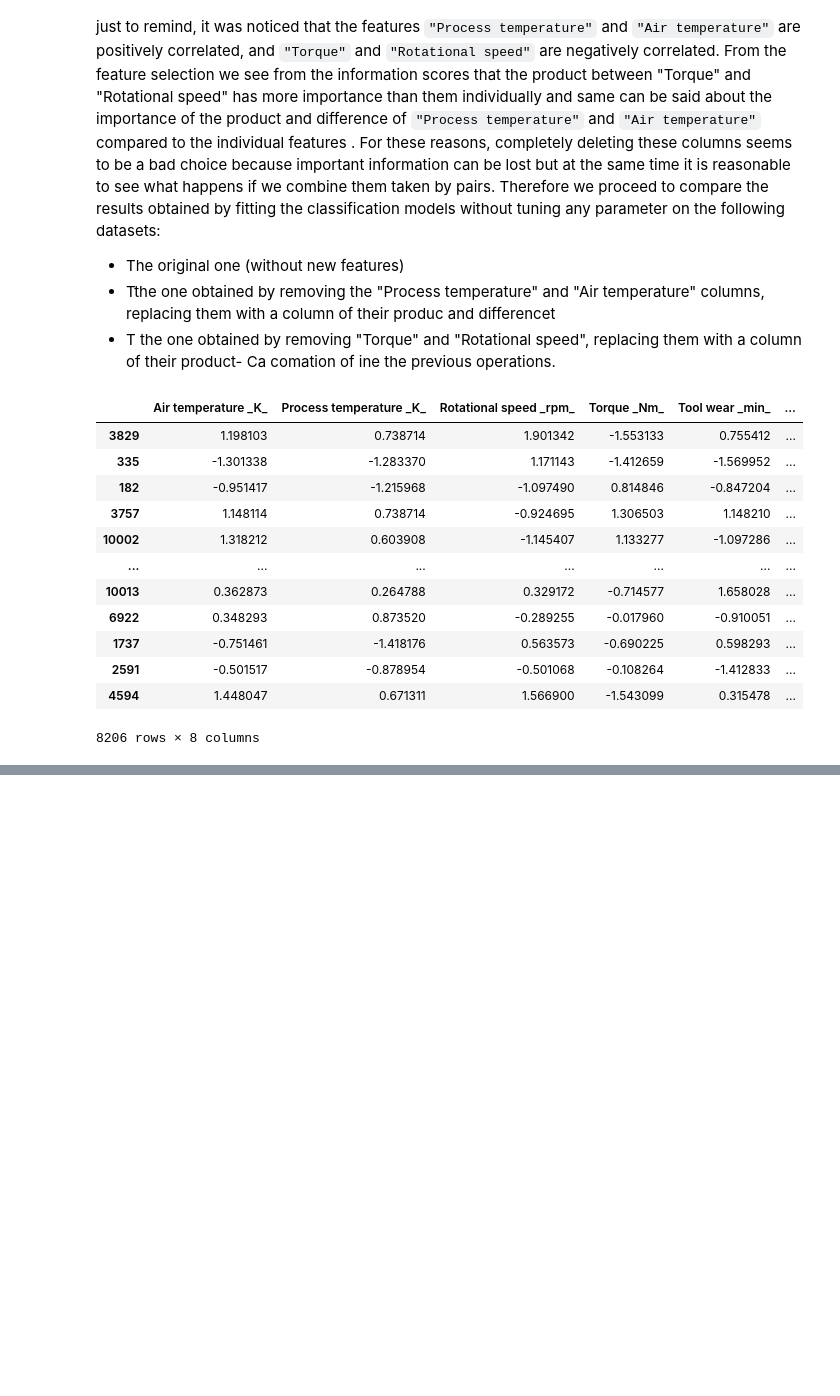
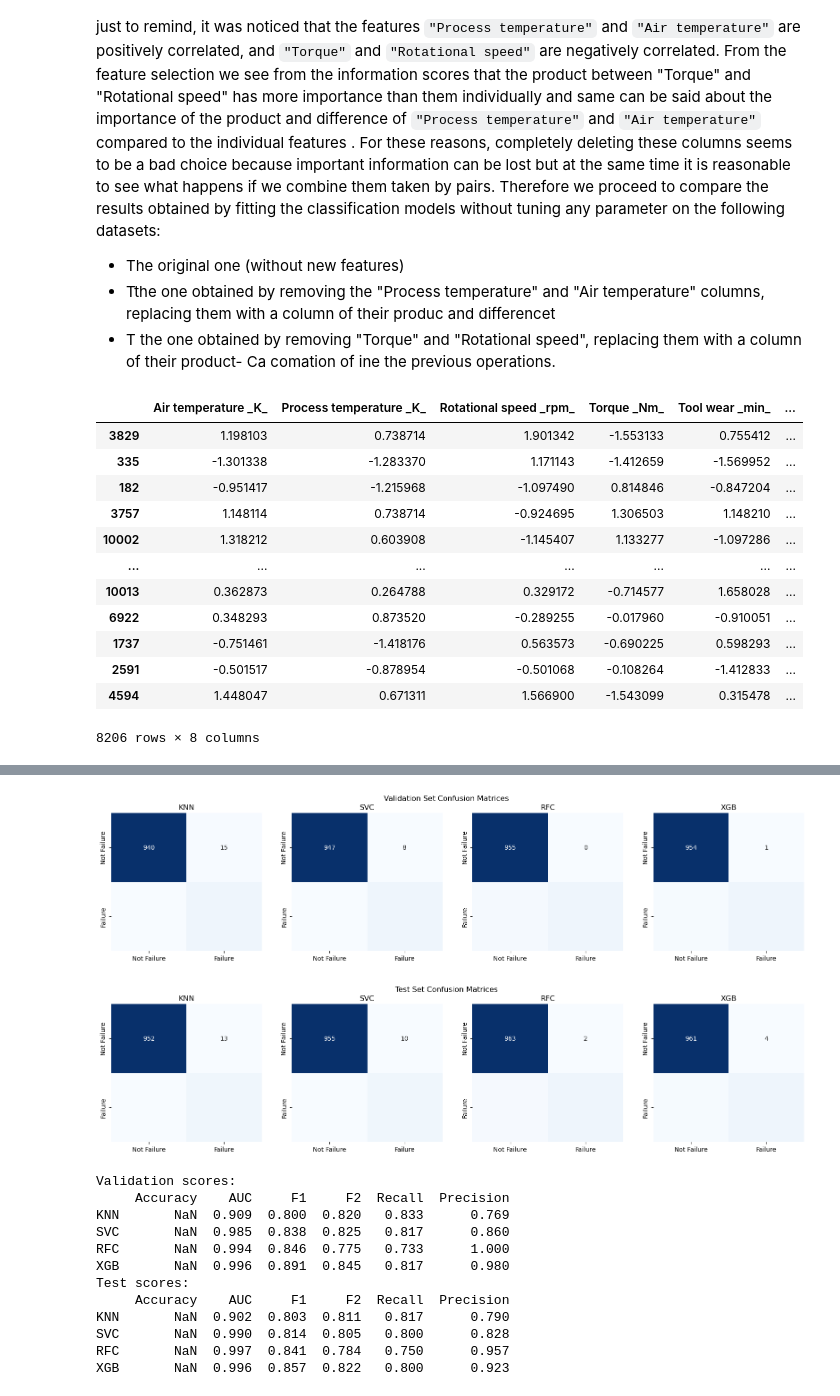
Before and after one commit to Oluwaseun25/predictive-maintenance-supervised-learning, a Jupyter notebook: notebooks/binary_classification.ipynb, the cells around one changed output, grey strips where cells are left out. Drawn from its saved outputs; the diff is of its cells as text; code cells hidden in the pictures; blank space fills up the shorter version.

```diff
--- a/notebooks/binary_classification.ipynb
+++ b/notebooks/binary_classification.ipynb
@@ -189,0 +363,51 @@ plt.show()
+# %%
+# Create evaluation metrics
+task = 'binary'
+y_pred_val, cm_dict_val, metrics_val = predict_and_evaluate(
+    fitted_models_binary,X_val,y_val,clf_str,task)
+y_pred_test, cm_dict_test, metrics_test = predict_and_evaluate(
+    fitted_models_binary,X_test,y_test,clf_str,task)
+
+# Show Validation Confusion Matrices
+fig, axs = plt.subplots(ncols=4, figsize=(20,4))
+fig.suptitle('Validation Set Confusion Matrices')
+for j, model_name in enumerate(clf_str):
+    ax = axs[j]
+    sns.heatmap(ax=ax, data=cm_dict_val[model_name], annot=True,
+                fmt='d', cmap='Blues', cbar=False)
+    ax.title.set_text(model_name)
+    ax.set_xticklabels(cm_labels)
+    ax.set_yticklabels(cm_labels)
+plt.show()
+
+# Show Test Confusion Matrices
+fig, axs = plt.subplots(ncols=4, figsize=(20,4))
+fig.suptitle('Test Set Confusion Matrices')
+for j, model_name in enumerate(clf_str):
+    ax = axs[j]
+    sns.heatmap(ax=ax, data=cm_dict_test[model_name], annot=True,
+                fmt='d', cmap='Blues', cbar=False)
+    ax.title.set_text(model_name)
+    ax.set_xticklabels(cm_labels)
+    ax.set_yticklabels(cm_labels)
+plt.show()
+
+# Print scores
+print('')
+print('Validation scores:', metrics_val, sep='\n')
+print('Test scores:', metrics_test, sep='\n')
+# %% [output]
+[figure, added]
+[figure, added]
+Validation scores:
+     Accuracy    AUC     F1     F2  Recall  Precision
+KNN       NaN  0.909  0.800  0.820   0.833      0.769
+SVC       NaN  0.985  0.838  0.825   0.817      0.860
+RFC       NaN  0.994  0.846  0.775   0.733      1.000
+XGB       NaN  0.996  0.891  0.845   0.817      0.980
+Test scores:
+     Accuracy    AUC     F1     F2  Recall  Precision
+KNN       NaN  0.902  0.803  0.811   0.817      0.790
+SVC       NaN  0.990  0.814  0.805   0.800      0.828
+RFC       NaN  0.997  0.841  0.784   0.750      0.957
+XGB       NaN  0.996  0.857  0.822   0.800      0.923
```
Also changed, not shown: parts of 10 cells of this notebook.
